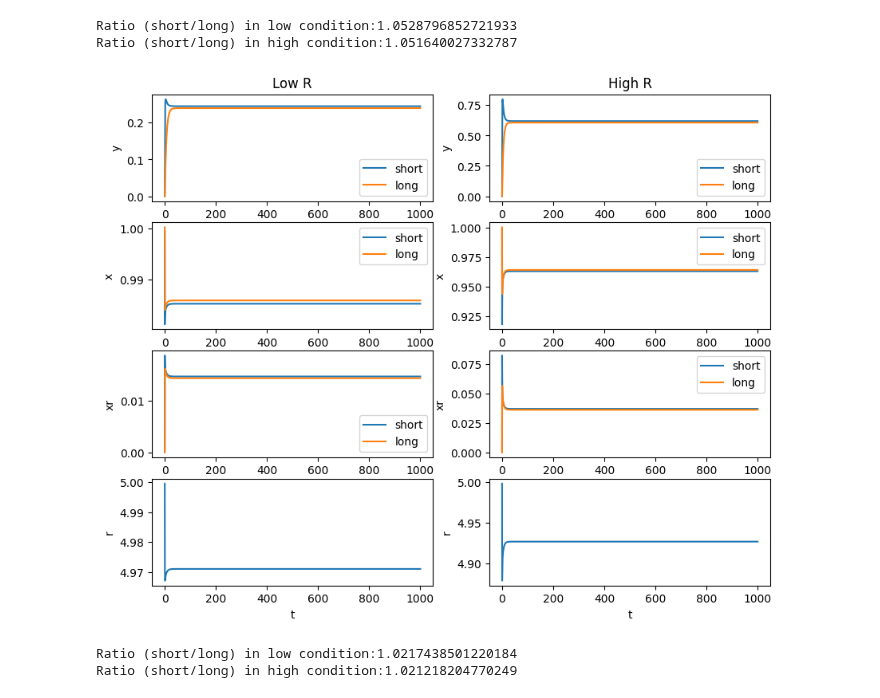
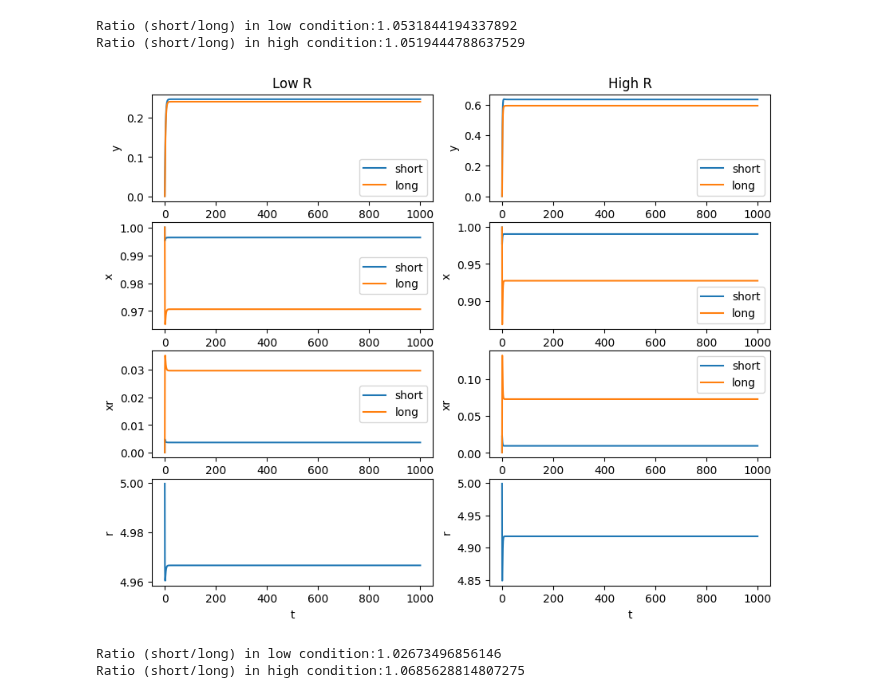
Before and after one commit to prubisch/competition_in_proteinsynthesis_in_autism, a Jupyter notebook: initiation_proportional_to_free_proteins.ipynb, the cells around one changed output. Saved outputs shown, nothing was run; the diff lists cells and outputs as text; code cells hidden in the pictures.

```diff
--- a/initiation_proportional_to_free_proteins.ipynb
+++ b/initiation_proportional_to_free_proteins.ipynb
@@ -142,9 +143,9 @@ print('Ratio (short/long) in high condition:'+str(baseline_high[-1,2,0]/baseline
 #########length dependency
 
 # calculate parameters
-α = α_mean / l + 0.001* α_rand  #check that these are the correct proportionality assumptions
+α = α_rand * 0 + 0.001 * np.mean(α_rand) + α_mean #α_mean / l + 0.001* α_rand  #check that these are the correct proportionality assumptions
 β = β_mean / l + 0.001* β_rand
-γ = γ_mean / l + γ_sd* γ_rand
+γ = γ_mean + γ_sd* γ_rand
 
 
 
@@ -186,35 +187,35 @@ ax[2,0].legend()
 ax[3,0].plot(np.arange(0,sim_time,dt), parameters['R']-np.sum(baseline_low[:,1,:], axis = 1))
 ax[3,0].set_ylabel('r')
 ax[3,0].set_xlabel('t')
 
 ax[0,1].plot(np.arange(0,sim_time,dt), baseline_high[:,2,0], label = 'short')
 ax[0,1].plot(np.arange(0,sim_time,dt), baseline_high[:,2,1], label = 'long')
 ax[0,1].set_ylabel('y')
 ax[0,1].set_xlabel('t')
 ax[0,1].legend()
 ax[1,1].plot(np.arange(0,sim_time,dt), baseline_high[:,0,0], label = 'short')
 ax[1,1].plot(np.arange(0,sim_time,dt), baseline_high[:,0,1], label = 'long')
 ax[1,1].set_ylabel('x')
 ax[1,1].set_xlabel('t')
 ax[1,1].legend()
 ax[2,1].plot(np.arange(0,sim_time,dt), baseline_high[:,1,0], label = 'short')
 ax[2,1].plot(np.arange(0,sim_time,dt), baseline_high[:,1,1], label = 'long')
 ax[2,1].set_ylabel('xr')
 ax[2,1].set_xlabel('t')
 ax[2,1].legend()
 ax[3,1].plot(np.arange(0,sim_time,dt), parameters['R']-np.sum(baseline_high[:,1,:], axis = 1))
 ax[3,1].set_ylabel('r')
 ax[3,1].set_xlabel('t')
 ax[0,0].set_title('Low R')
 ax[0,1].set_title('High R')
 plt.show()
 
 print('Ratio (short/long) in low condition:'+str(baseline_low[-1,2,0]/baseline_low[-1,2,1]) )
 print('Ratio (short/long) in high condition:'+str(baseline_high[-1,2,0]/baseline_high[-1,2,1]) )
 # %% [output]
 [figure]
-Ratio (short/long) in low condition:1.0528796852721933
-Ratio (short/long) in high condition:1.051640027332787
+Ratio (short/long) in low condition:1.0531844194337892
+Ratio (short/long) in high condition:1.0519444788637529
-[figure, old version]
+[figure, new version]
-Ratio (short/long) in low condition:1.0217438501220184
-Ratio (short/long) in high condition:1.021218204770249
+Ratio (short/long) in low condition:1.02673496856146
+Ratio (short/long) in high condition:1.0685628814807275
```
Also changed, not shown: parts of 3 cells of this notebook, 16 other files.
